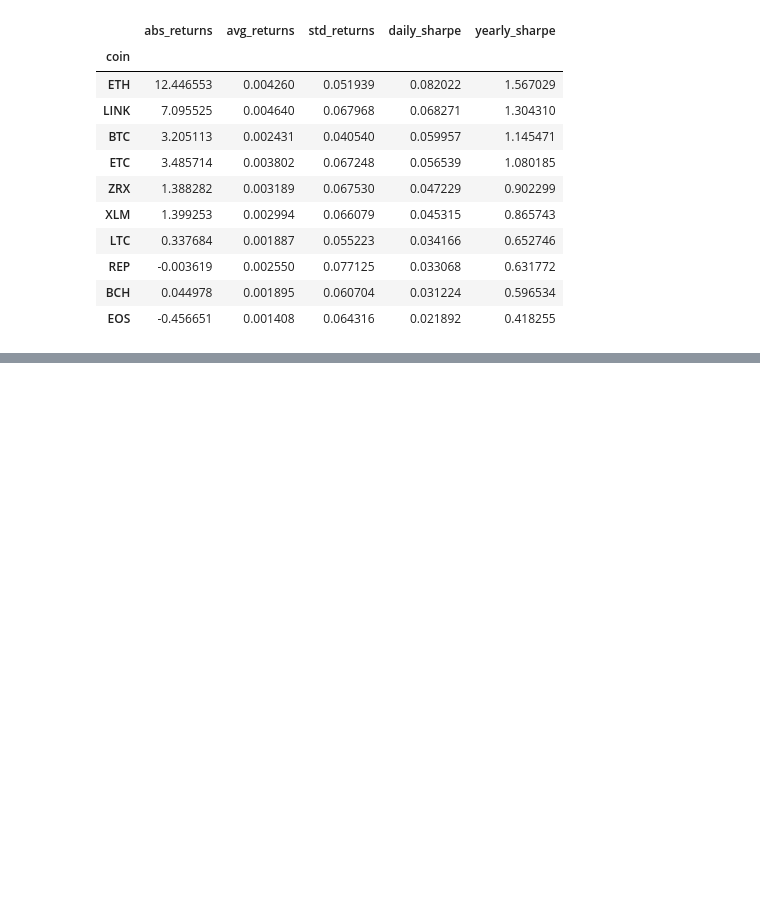
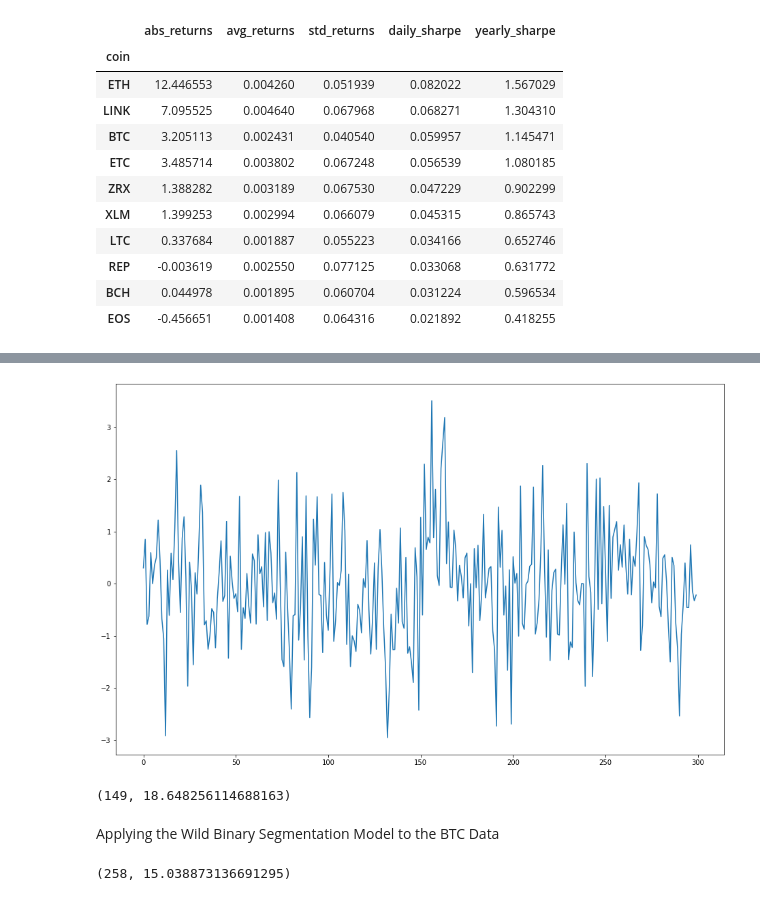
Before and after one commit to jonathan-bugg/crypto_portfolio_opt, a Jupyter notebook: coin_eda.ipynb, the cells around one changed output, grey strips where cells are left out. Saved outputs shown, nothing was run; the diff lists cells and outputs as text; code cells hidden in the pictures; blank space fills up the shorter version.

Commit message:
first commit for wild binary segmentation algorithm

```diff
--- a/coin_eda.ipynb
+++ b/coin_eda.ipynb
@@ -109,0 +217,32 @@ cumul_returns.corr()
+# %%
+ex_subset_1 = np.random.normal(loc = 0, scale=1, size = 130)
+ex_subset_2 = np.random.normal(loc = -1, scale=1, size = 20)
+ex_subset_3 = np.random.normal(loc = 1, scale=1, size = 20)
+ex_subset_4 = np.random.normal(loc = 0, scale=1, size = 130)
+
+ex_timeseries_test = np.concatenate((ex_subset_1, ex_subset_2, ex_subset_3, ex_subset_4))
+ex_timeseries_test_normalized = (ex_timeseries_test )
+timeseries_series = pd.Series(ex_timeseries_test)
+timeseries_series.plot()
+plt.show()
+
+max_break_point(ex_timeseries_test, s=0, e=len(ex_timeseries_test))
+
+# print(max_crit_value)
+# print(start_end_values)
+# print(bp)
+# %% [output]
+[figure, added]
+(149, 18.648256114688163)
+# %% [markdown]
+Applying the Wild Binary Segmentation Model to the BTC Data
+# %%
+btc_array = np.array(returns_subset).reshape(1,908)[0]
+btc_array = btc_array[1:]
+btc_array_standardized = (btc_array - np.mean(btc_array)) / np.std(btc_array)
+# LOOK INTO GARCH MODELS TO REMOVE CORRELATE RESIDUALS
+
+# FINISH THIS SECTION ONCE IMPLEMENTED
+max_break_point(btc_array_standardized, s=0, e=len(btc_array_standardized))
+# %% [output]
+(258, 15.038873136691295)
```
Also changed, not shown: parts of 3 cells of this notebook, 1 other file.
